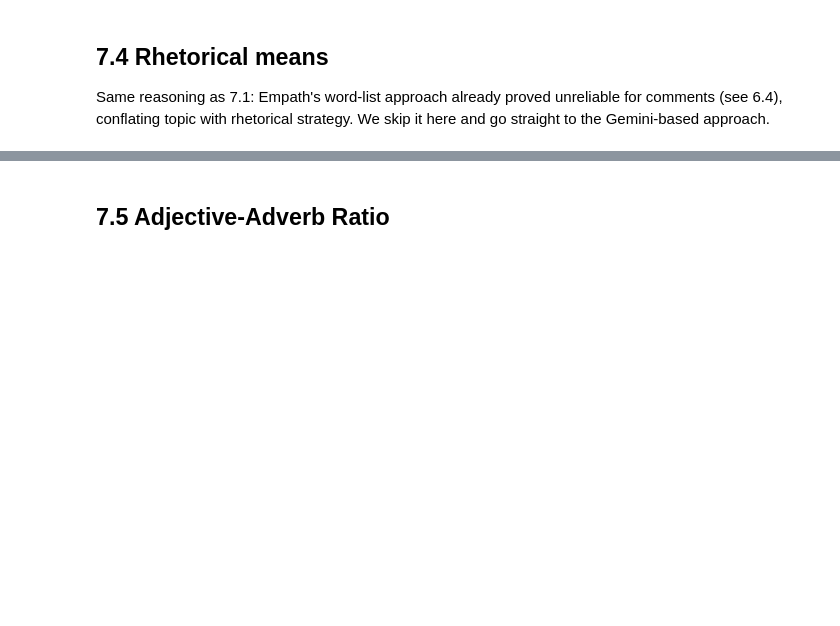
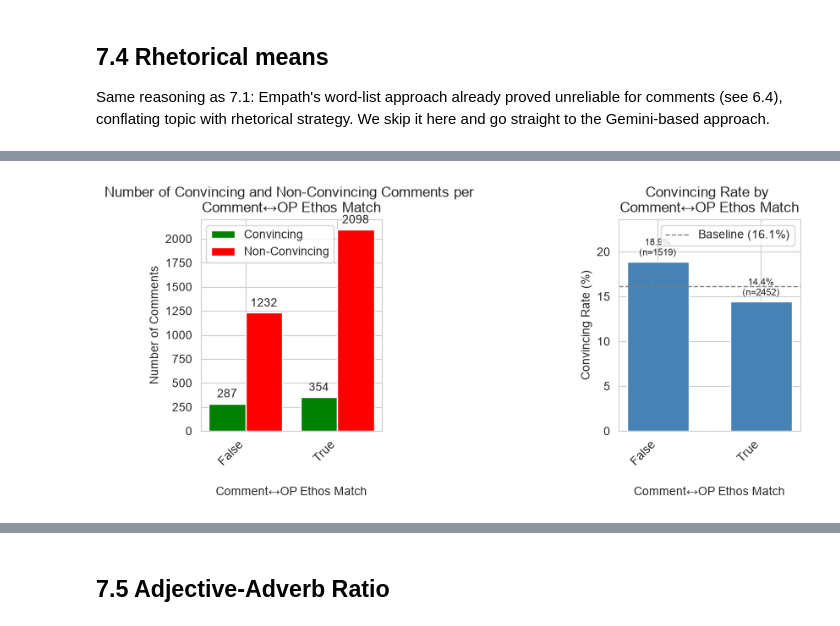
Before and after one commit to jct-nlp/change-my-view-2025, a Jupyter notebook: this work/03.3_feature_engineering_op_relation.ipynb, the cells around one changed output, grey strips where cells are left out. Drawn from its saved outputs; the diff is of its cells as text; code cells hidden in the pictures; blank space fills up the shorter version.

```diff
--- a/this work/03.3_feature_engineering_op_relation.ipynb
+++ b/this work/03.3_feature_engineering_op_relation.ipynb
@@ -504,0 +563,28 @@ op_df[['ethos_llm_op', 'pathos_llm_op', 'logos_llm_op']].describe()
+# %%
+# Ethos/pathos/logos are continuous 0-1 scores rather than a single signed value or a
+# category label, so "match" follows the same high/low split used for these scores in
+# 6.4 (>= 0.5 vs below): does the comment's bucket match the OP's bucket, for each of
+# the three appeals independently?
+def rhetorical_bucket(x):
+  return 'high' if x >= 0.5 else 'low'
+
+for feature in ['ethos_llm', 'pathos_llm', 'logos_llm']:
+  op_feature = f'{feature}_op'
+  match_col = feature.replace('_llm', '_match')
+  comments_df[op_feature] = comments_df['original_post'].map(op_df.set_index('original_post')[op_feature])
+  comments_df[match_col] = (
+      comments_df[feature].apply(rhetorical_bucket) == comments_df[op_feature].apply(rhetorical_bucket)
+  )
+comments_df = comments_df.copy()  # defragment - avoids a pandas PerformanceWarning after many single-column inserts
+
+baseline_rate = comments_df['is_convincing'].mean()
+print(f"Baseline convincing rate: {baseline_rate:.1%}\n")
+
+for feature in ['ethos_llm', 'pathos_llm', 'logos_llm']:
+  match_col = feature.replace('_llm', '_match')
+  rate_table = comments_df.groupby(match_col)['is_convincing'].agg(['mean', 'count'])
+  rate_table['mean'] = (rate_table['mean'] * 100).round(1)
+  rate_table.columns = ['convincing_rate_%', 'n']
+  print(f"--- {match_col} ---")
+  print(rate_table)
+  print()
@@ -504,0 +611,4 @@ op_df[['ethos_llm_op', 'pathos_llm_op', 'logos_llm_op']].describe()
+# %%
+common_functions.plot_category_histogram(comments_df, 'ethos_match', '\nComment↔OP Ethos Match', show_counts=True, figsize=(4, 4), panel_gap=1.3)
+# %% [output]
+[figure, added]
```
Also changed, not shown: parts of 46 cells of this notebook, 1 other file.
